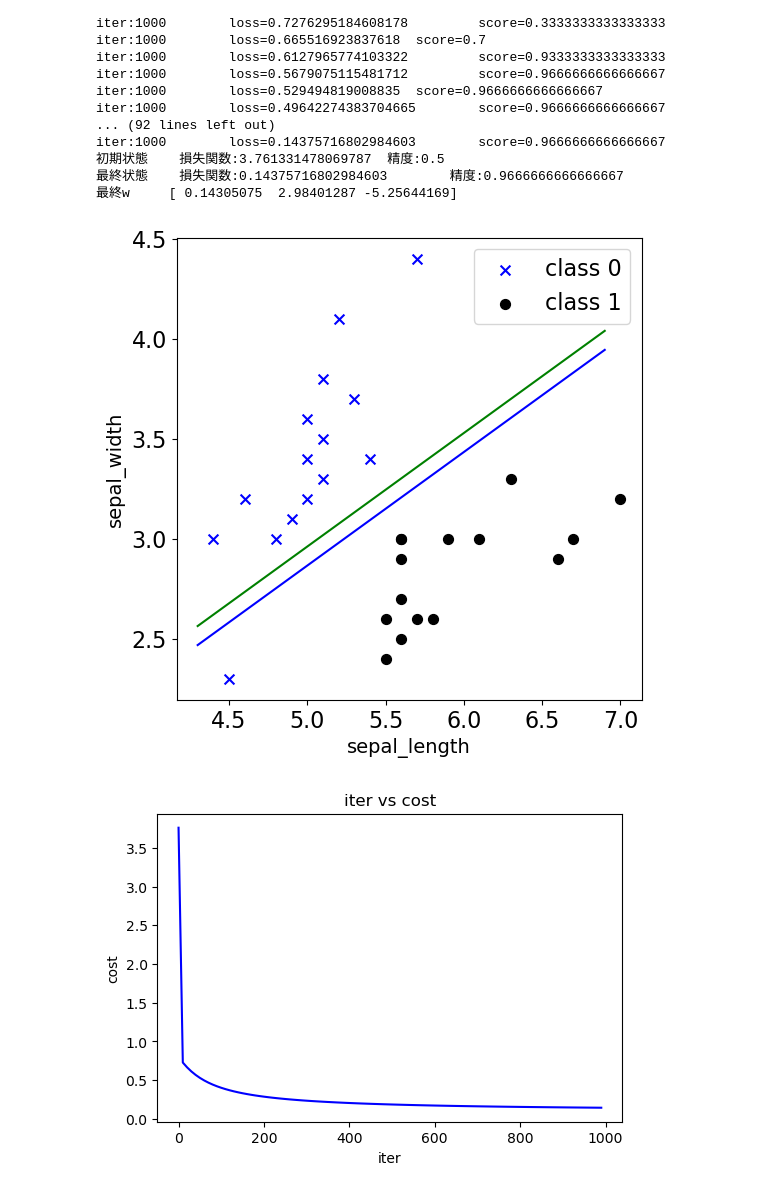
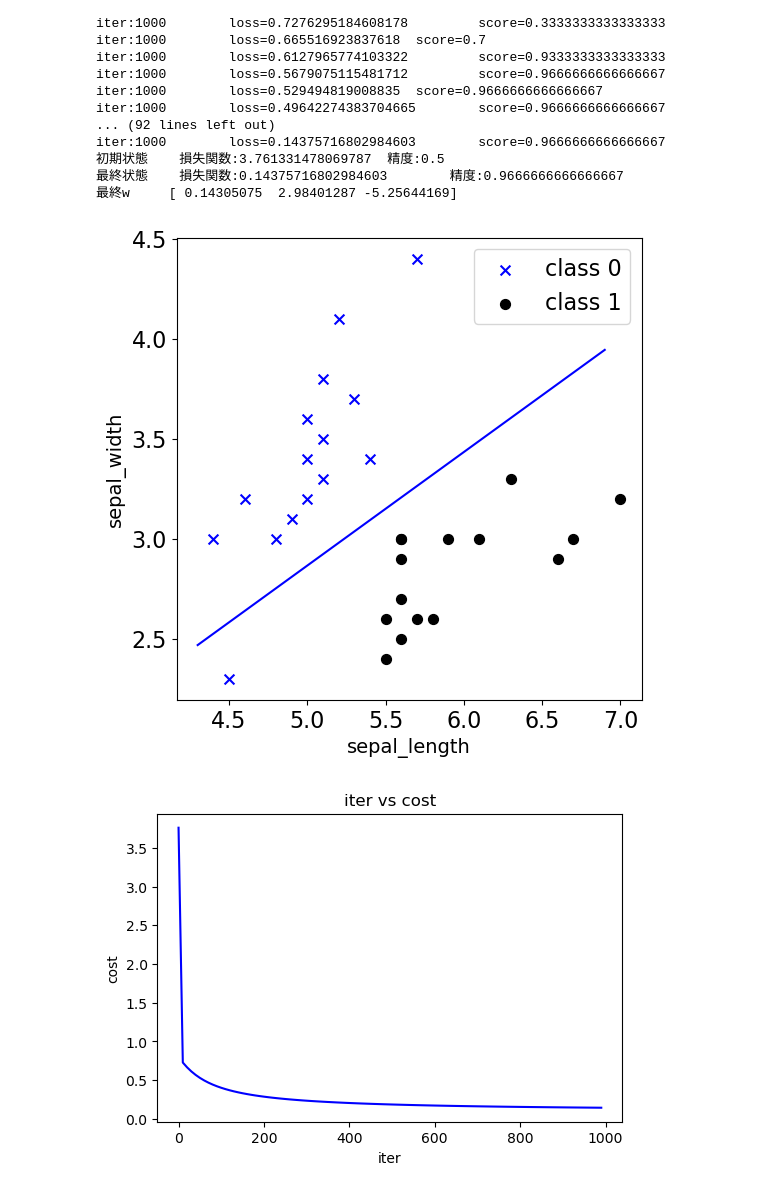
Before and after one commit to hiroooo000/ptr, a Jupyter notebook: jupyternotebook/data2/dl_and_math_cap8.ipynb, the cells around one changed output. Cells and saved outputs as stored; diff of their text form; code cells hidden in the pictures.

```diff
--- a/jupyternotebook/data2/dl_and_math.ipynb
+++ b/jupyternotebook/data2/dl_and_math_cap8.ipynb
@@ -390,37 +390,31 @@ iter:1000        loss=0.14375716802984603        score=0.9666666666666667
 # %%
 # 検証用データのを散布図用に準備
 x_t0=x_test[y_test==0]
 x_t1=x_test[y_test==1]
 
 # 決定境界描画用のx1からx2の値を計算する
 def b(x,w):
     return -(w[0] +w[1] * x) / w[2]
 
-def b2(x,w):
-    return -(0.5 + w[0] +w[1] * x) / w[2]
-
 # 散布図のx1の最小値と最大値
 x1 = np.asarray([x[:,1].min(),x[:,1].max()])
 y1 = b(x1,w)
-y2 = b2(x1,w)
-
 
 plt.figure(figsize=(6,6))
 
 plt.scatter(x_t0[:,1],x_t0[:,2], marker='x',c='b', s=50, label='class 0')
 plt.scatter(x_t1[:,1],x_t1[:,2], marker='o',c='k', s=50, label='class 1')
 
 plt.plot(x1,y1, c='b')
-plt.plot(x1,y2, c='g')
 
 plt.xlabel('sepal_length', fontsize=14)
 plt.ylabel('sepal_width', fontsize=14)
 plt.xticks(size=16)
 plt.yticks(size=16)
 plt.legend(fontsize=16)
 plt.show()
 # %% [output]
-[figure, old version]
+[figure, new version]
 # %%
 # 学習曲線
 plt.figure(figsize=(6,4))
```
Also changed, not shown: 4 other files.
